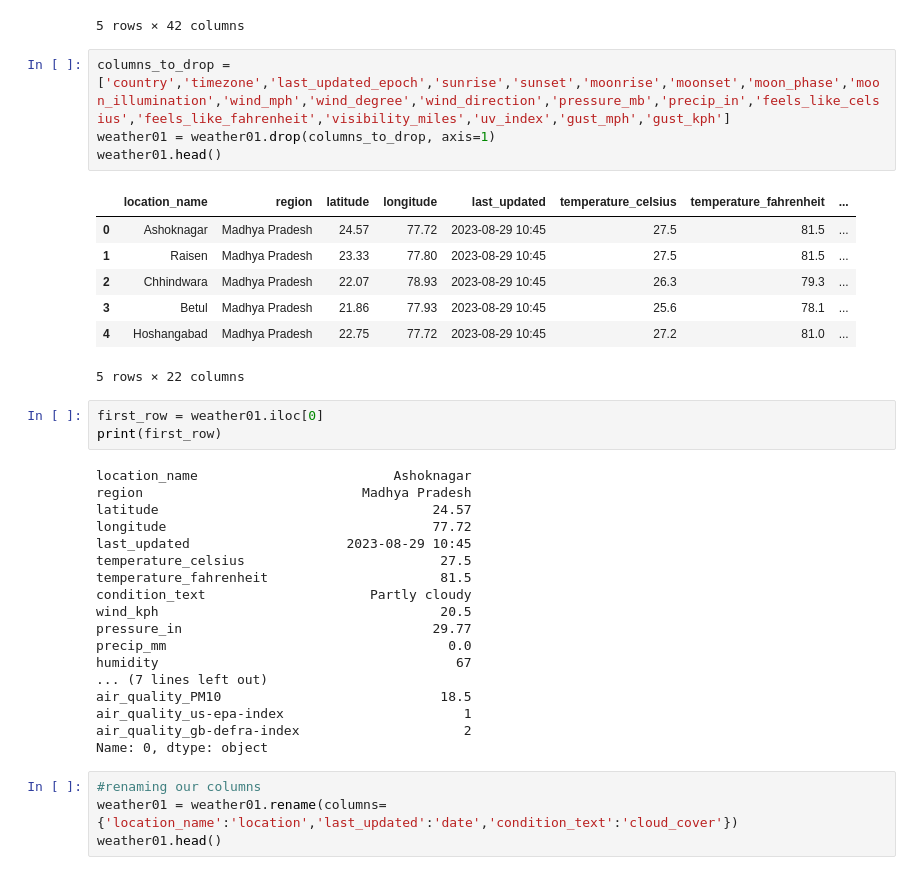
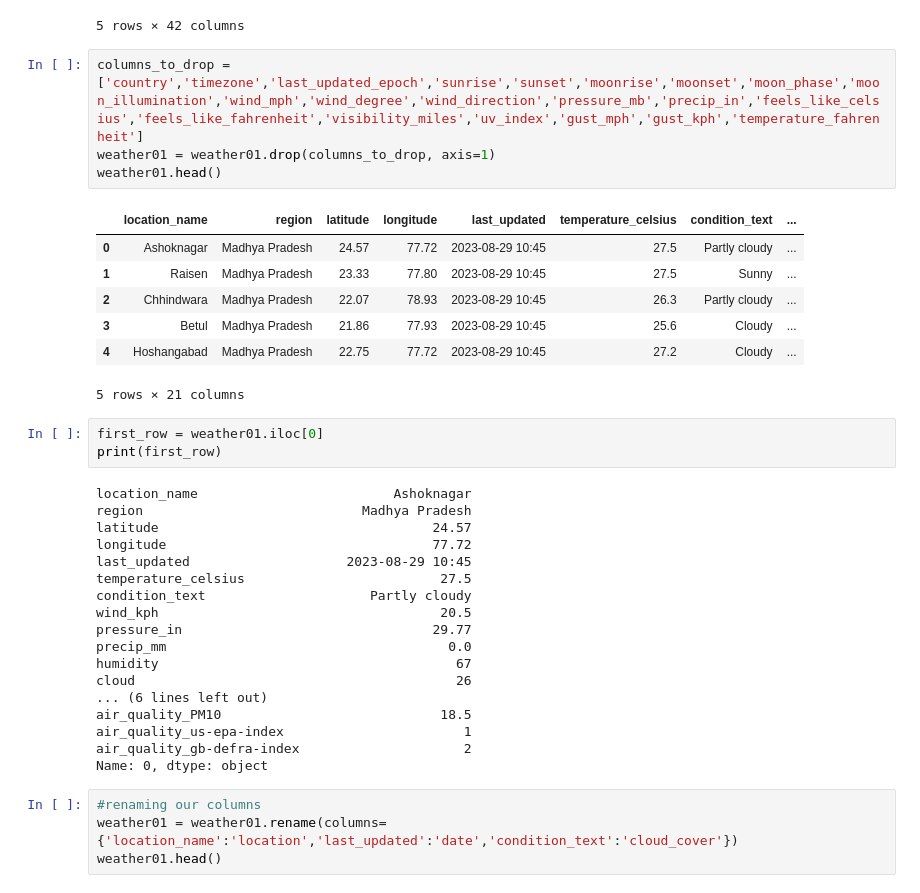
Before and after one commit to raunak01-raj/Weather-prediction, a Jupyter notebook: WP_(Linear Regression).ipynb, the cells around one changed output. Cells and saved outputs as stored; diff of their text form.

```diff
--- a/WP_(Linear Regression).ipynb
+++ b/WP_(Linear Regression).ipynb
@@ -12,17 +12,17 @@ weather01.head()
 | 4 | India | Hoshangabad | Madhya Pradesh | 22.75 | 77.72 | Asia/Kolkata | 1693286100 | 2023-08-29 10:45 | ... |
 5 rows × 42 columns
 # %%
-columns_to_drop =['country','timezone','last_updated_epoch','sunrise','sunset','moonrise','moonset','moon_phase','moon_illumination','wind_mph','wind_degree','wind_direction','pressure_mb','precip_in','feels_like_celsius','feels_like_fahrenheit','visibility_miles','uv_index','gust_mph','gust_kph']
+columns_to_drop =['country','timezone','last_updated_epoch','sunrise','sunset','moonrise','moonset','moon_phase','moon_illumination','wind_mph','wind_degree','wind_direction','pressure_mb','precip_in','feels_like_celsius','feels_like_fahrenheit','visibility_miles','uv_index','gust_mph','gust_kph','temperature_fahrenheit']
 weather01 = weather01.drop(columns_to_drop, axis=1)
 weather01.head()
 # %% [output]
-|  | location_name | region | latitude | longitude | last_updated | temperature_celsius | temperature_fahrenheit | ... |
-| 0 | Ashoknagar | Madhya Pradesh | 24.57 | 77.72 | 2023-08-29 10:45 | 27.5 | 81.5 | ... |
-| 1 | Raisen | Madhya Pradesh | 23.33 | 77.80 | 2023-08-29 10:45 | 27.5 | 81.5 | ... |
-| 2 | Chhindwara | Madhya Pradesh | 22.07 | 78.93 | 2023-08-29 10:45 | 26.3 | 79.3 | ... |
-| 3 | Betul | Madhya Pradesh | 21.86 | 77.93 | 2023-08-29 10:45 | 25.6 | 78.1 | ... |
-| 4 | Hoshangabad | Madhya Pradesh | 22.75 | 77.72 | 2023-08-29 10:45 | 27.2 | 81.0 | ... |
+|  | location_name | region | latitude | longitude | last_updated | temperature_celsius | condition_text | ... |
+| 0 | Ashoknagar | Madhya Pradesh | 24.57 | 77.72 | 2023-08-29 10:45 | 27.5 | Partly cloudy | ... |
+| 1 | Raisen | Madhya Pradesh | 23.33 | 77.80 | 2023-08-29 10:45 | 27.5 | Sunny | ... |
+| 2 | Chhindwara | Madhya Pradesh | 22.07 | 78.93 | 2023-08-29 10:45 | 26.3 | Partly cloudy | ... |
+| 3 | Betul | Madhya Pradesh | 21.86 | 77.93 | 2023-08-29 10:45 | 25.6 | Cloudy | ... |
+| 4 | Hoshangabad | Madhya Pradesh | 22.75 | 77.72 | 2023-08-29 10:45 | 27.2 | Cloudy | ... |
-5 rows × 22 columns
+5 rows × 21 columns
 # %%
 first_row = weather01.iloc[0]
 print(first_row)
@@ -33,13 +33,13 @@ latitude                                   24.57
 longitude                                  77.72
 last_updated                    2023-08-29 10:45
 temperature_celsius                         27.5
-temperature_fahrenheit                      81.5
 condition_text                     Partly cloudy
 wind_kph                                    20.5
 pressure_in                                29.77
 precip_mm                                    0.0
 humidity                                      67
-... (7 lines left out)
+cloud                                         26
+... (6 lines left out)
 air_quality_PM10                            18.5
 air_quality_us-epa-index                       1
 air_quality_gb-defra-index                     2
```
